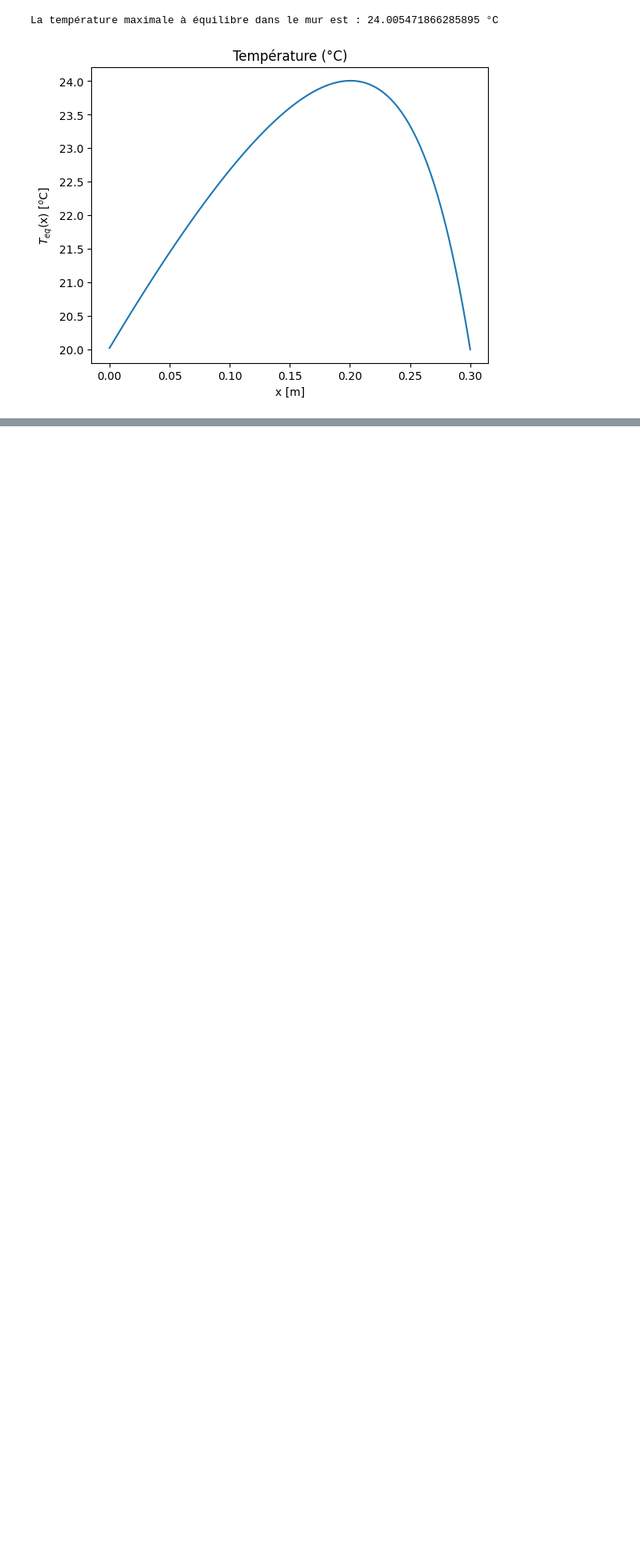
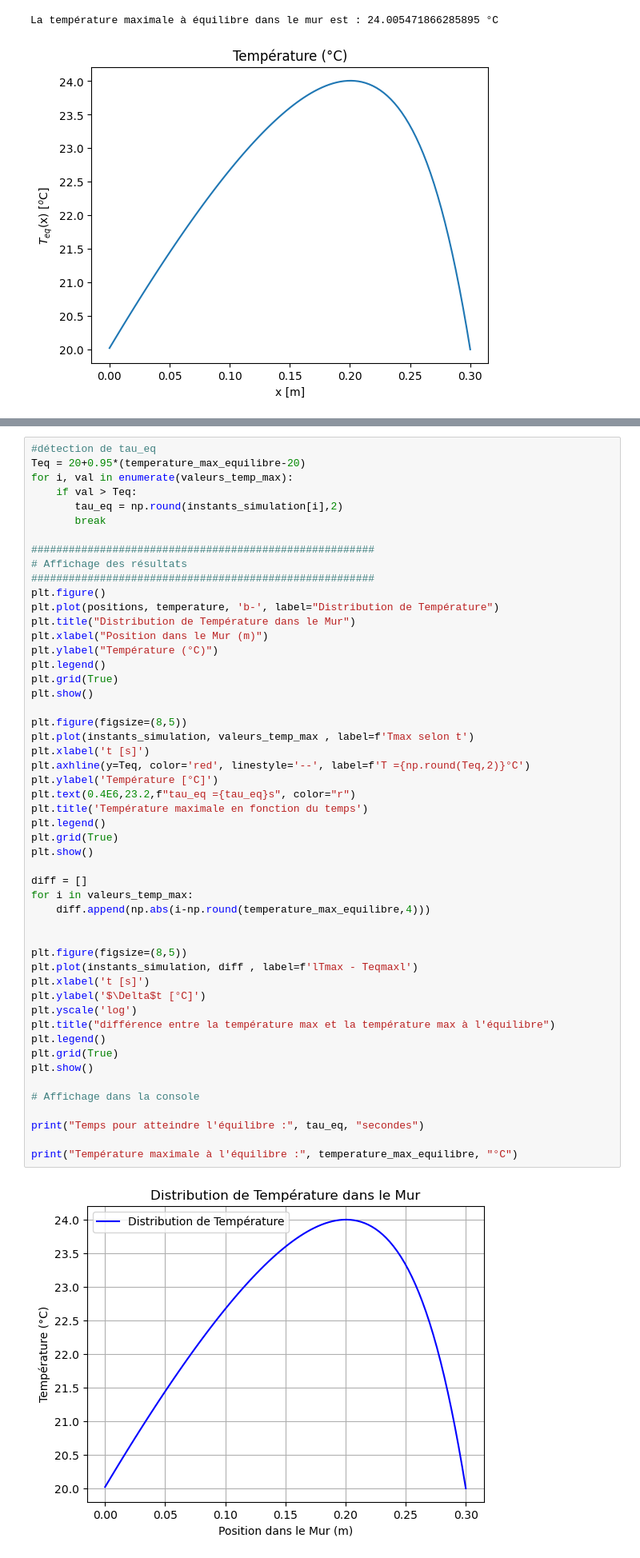
Before and after one commit to mldessu/projetsimu, a Jupyter notebook: Devoir 3/MP3-Methodesdesmatrices_1D_equipe4.ipynb, the cells around one changed output, grey strips where cells are left out. Shown at 80% size. Saved outputs shown, nothing was run; the diff lists cells and outputs as text; blank space fills up the shorter version.

```diff
--- a/Devoir 3/MP3-Methodesdesmatrices_1D_equipe4.ipynb
+++ b/Devoir 3/MP3-Methodesdesmatrices_1D_equipe4.ipynb
@@ -343,0 +315,53 @@ La température maximale à équilibre dans le mur est : 24.005471866285895 °C
+# %%
+#détection de tau_eq
+Teq = 20+0.95*(temperature_max_equilibre-20)
+for i, val in enumerate(valeurs_temp_max):
+    if val > Teq:
+       tau_eq = np.round(instants_simulation[i],2)
+       break
+
+#######################################################
+# Affichage des résultats
+#######################################################
+plt.figure()
+plt.plot(positions, temperature, 'b-', label="Distribution de Température")
+plt.title("Distribution de Température dans le Mur")
+plt.xlabel("Position dans le Mur (m)")
+plt.ylabel("Température (°C)")
+plt.legend()
+plt.grid(True)
+plt.show()
+
+plt.figure(figsize=(8,5))
+plt.plot(instants_simulation, valeurs_temp_max , label=f'Tmax selon t')
+plt.xlabel('t [s]')
+plt.axhline(y=Teq, color='red', linestyle='--', label=f'T ={np.round(Teq,2)}°C')
+plt.ylabel('Température [°C]')
+plt.text(0.4E6,23.2,f"tau_eq ={tau_eq}s", color="r")
+plt.title('Température maximale en fonction du temps')
+plt.legend()
+plt.grid(True)
+plt.show()
+
+diff = []
+for i in valeurs_temp_max:
+    diff.append(np.abs(i-np.round(temperature_max_equilibre,4)))
+
+
+plt.figure(figsize=(8,5))
+plt.plot(instants_simulation, diff , label=f'lTmax - Teqmaxl')
+plt.xlabel('t [s]')
+plt.ylabel('$\Delta$t [°C]')
+plt.yscale('log')
+plt.title("différence entre la température max et la température max à l'équilibre")
+plt.legend()
+plt.grid(True)
+plt.show()
+
+# Affichage dans la console
+
+print("Temps pour atteindre l'équilibre :", tau_eq, "secondes")
+
+print("Température maximale à l'équilibre :", temperature_max_equilibre, "°C")
+# %% [output]
+[figure, added]
```
Also changed, not shown: parts of 5 cells of this notebook.
